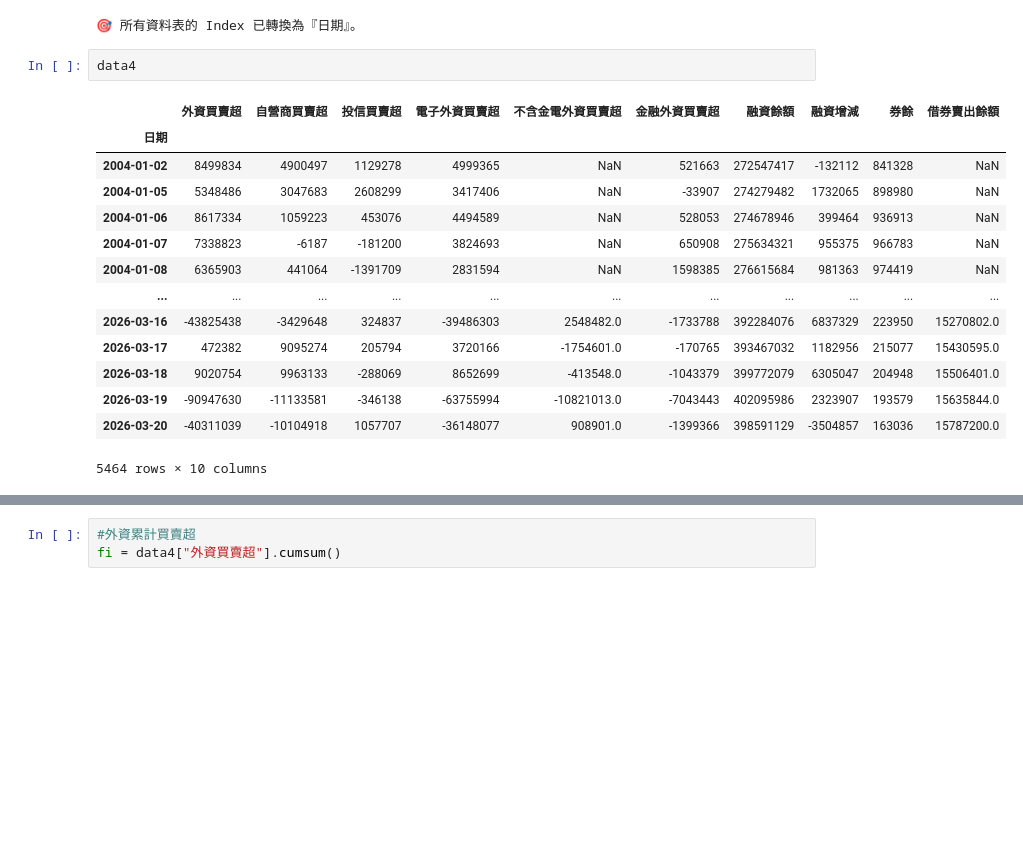
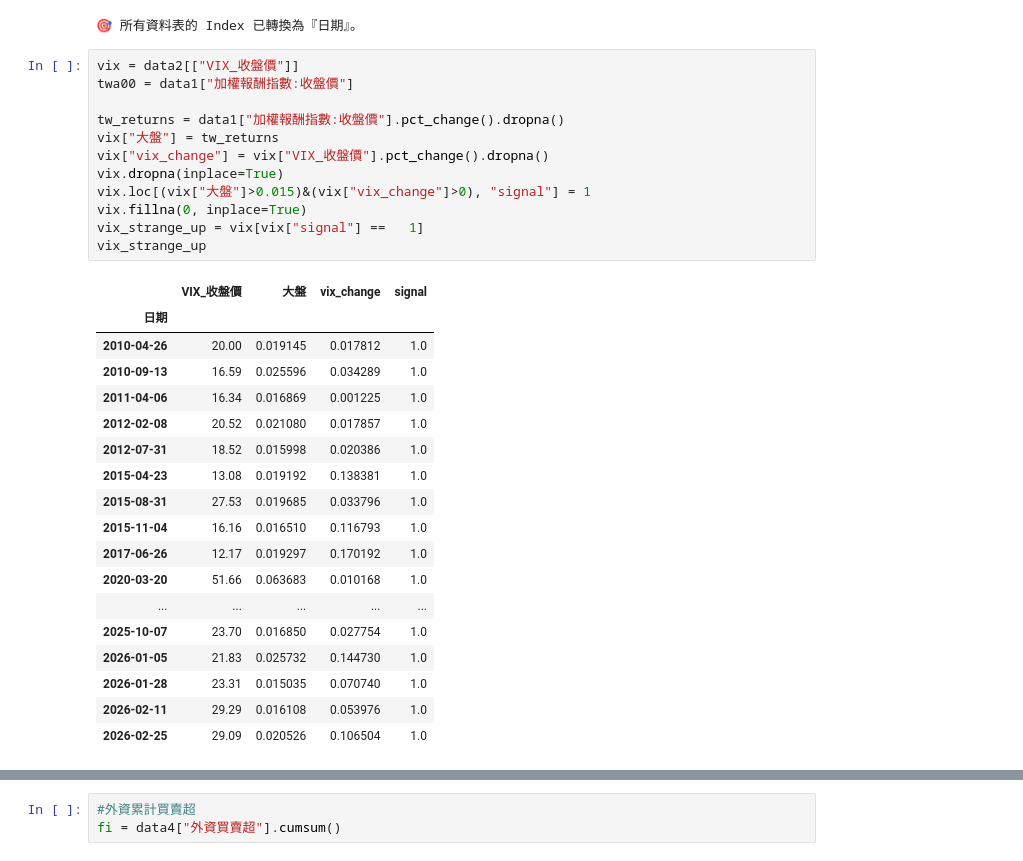
Before and after one commit to alfred0630/MIS, a Jupyter notebook: dev.ipynb, the cells around one changed output, grey strips where cells are left out. Cells and saved outputs as stored; diff of their text form; blank space fills up the shorter version.

```diff
--- a/dev.ipynb
+++ b/dev.ipynb
@@ -42,19 +42,33 @@ print("🎯 所有資料表的 Index 已轉換為『日期』。")
 # %% [output]
 🎯 所有資料表的 Index 已轉換為『日期』。
 # %%
-data4
+vix = data2[["VIX_收盤價"]]
+twa00 = data1["加權報酬指數:收盤價"]
+
+tw_returns = data1["加權報酬指數:收盤價"].pct_change().dropna()
+vix["大盤"] = tw_returns
+vix["vix_change"] = vix["VIX_收盤價"].pct_change().dropna()
+vix.dropna(inplace=True)
+vix.loc[(vix["大盤"]>0.015)&(vix["vix_change"]>0), "signal"] = 1
+vix.fillna(0, inplace=True)
+vix_strange_up = vix[vix["signal"] ==   1]
+vix_strange_up
 # %% [output]
-|  | 外資買賣超 | 自營商買賣超 | 投信買賣超 | 電子外資買賣超 | 不含金電外資買賣超 | 金融外資買賣超 | 融資餘額 | 融資增減 | 券餘 | 借券賣出餘額 |
-| 日期 |  |  |  |  |  |  |  |  |  |  |
-| 2004-01-02 | 8499834 | 4900497 | 1129278 | 4999365 | NaN | 521663 | 272547417 | -132112 | 841328 | NaN |
-| 2004-01-05 | 5348486 | 3047683 | 2608299 | 3417406 | NaN | -33907 | 274279482 | 1732065 | 898980 | NaN |
-| 2004-01-06 | 8617334 | 1059223 | 453076 | 4494589 | NaN | 528053 | 274678946 | 399464 | 936913 | NaN |
-| 2004-01-07 | 7338823 | -6187 | -181200 | 3824693 | NaN | 650908 | 275634321 | 955375 | 966783 | NaN |
-| 2004-01-08 | 6365903 | 441064 | -1391709 | 2831594 | NaN | 1598385 | 276615684 | 981363 | 974419 | NaN |
-| ... | ... | ... | ... | ... | ... | ... | ... | ... | ... | ... |
-| 2026-03-16 | -43825438 | -3429648 | 324837 | -39486303 | 2548482.0 | -1733788 | 392284076 | 6837329 | 223950 | 15270802.0 |
-| 2026-03-17 | 472382 | 9095274 | 205794 | 3720166 | -1754601.0 | -170765 | 393467032 | 1182956 | 215077 | 15430595.0 |
-| 2026-03-18 | 9020754 | 9963133 | -288069 | 8652699 | -413548.0 | -1043379 | 399772079 | 6305047 | 204948 | 15506401.0 |
-| 2026-03-19 | -90947630 | -11133581 | -346138 | -63755994 | -10821013.0 | -7043443 | 402095986 | 2323907 | 193579 | 15635844.0 |
-| 2026-03-20 | -40311039 | -10104918 | 1057707 | -36148077 | 908901.0 | -1399366 | 398591129 | -3504857 | 163036 | 15787200.0 |
+|  | VIX_收盤價 | 大盤 | vix_change | signal |
+| 日期 |  |  |  |  |
+| 2010-04-26 | 20.00 | 0.019145 | 0.017812 | 1.0 |
+| 2010-09-13 | 16.59 | 0.025596 | 0.034289 | 1.0 |
+| 2011-04-06 | 16.34 | 0.016869 | 0.001225 | 1.0 |
+| 2012-02-08 | 20.52 | 0.021080 | 0.017857 | 1.0 |
+| 2012-07-31 | 18.52 | 0.015998 | 0.020386 | 1.0 |
+| 2015-04-23 | 13.08 | 0.019192 | 0.138381 | 1.0 |
+| 2015-08-31 | 27.53 | 0.019685 | 0.033796 | 1.0 |
+| 2015-11-04 | 16.16 | 0.016510 | 0.116793 | 1.0 |
+| 2017-06-26 | 12.17 | 0.019297 | 0.170192 | 1.0 |
+| 2020-03-20 | 51.66 | 0.063683 | 0.010168 | 1.0 |
+| ... | ... | ... | ... | ... |
+| 2025-10-07 | 23.70 | 0.016850 | 0.027754 | 1.0 |
+| 2026-01-05 | 21.83 | 0.025732 | 0.144730 | 1.0 |
+| 2026-01-28 | 23.31 | 0.015035 | 0.070740 | 1.0 |
+| 2026-02-11 | 29.29 | 0.016108 | 0.053976 | 1.0 |
+| 2026-02-25 | 29.09 | 0.020526 | 0.106504 | 1.0 |
-5464 rows × 10 columns
```
Also changed, not shown: parts of 6 cells of this notebook, 5 other files.
